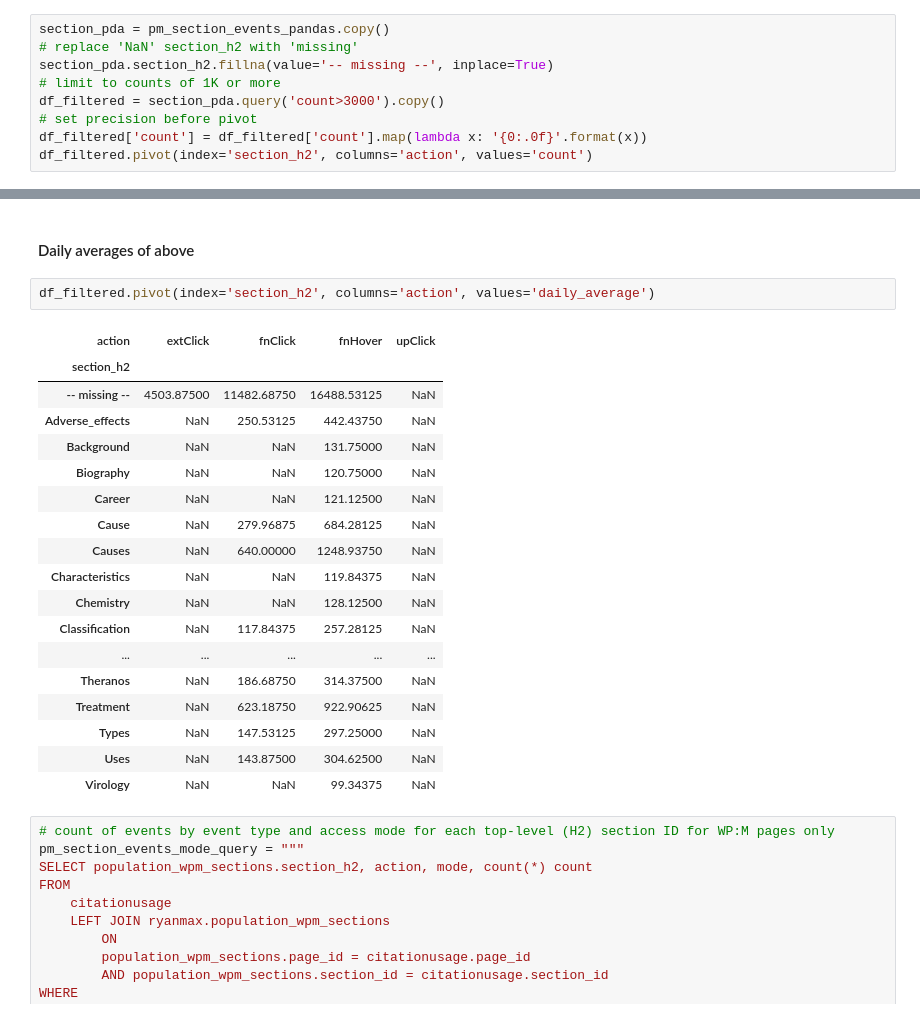
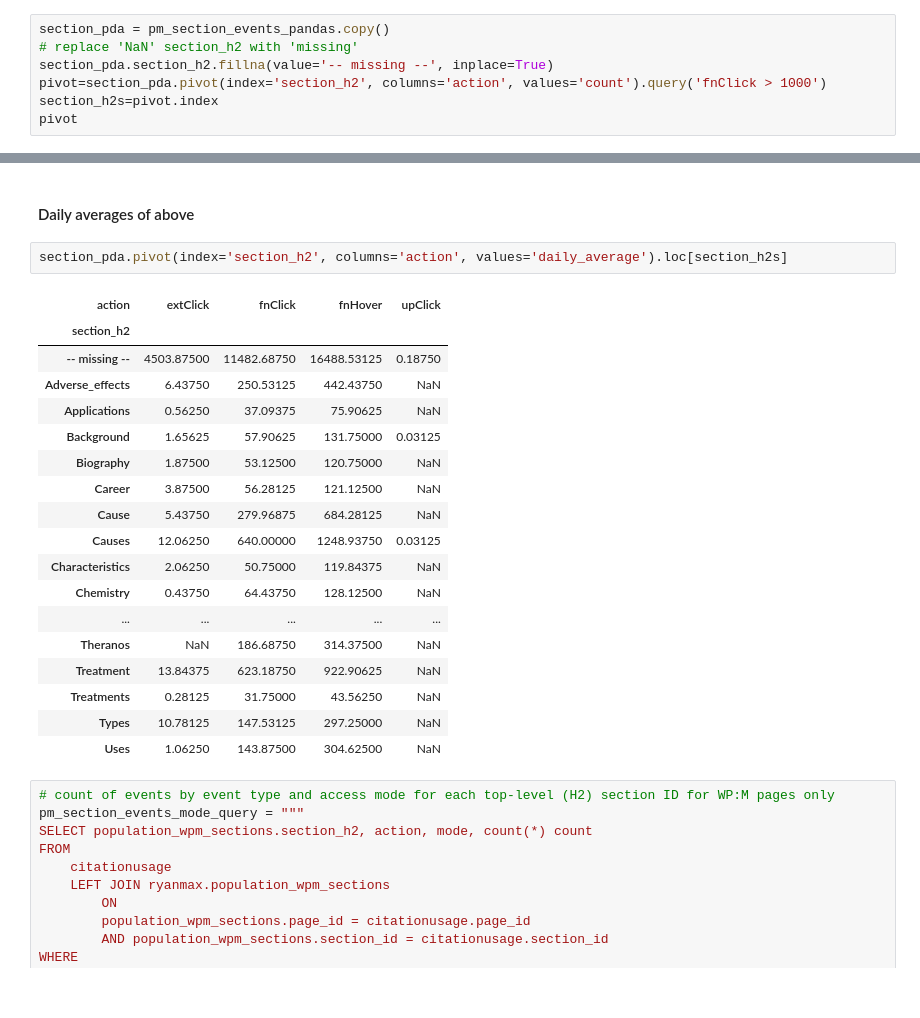
Before and after one commit to elifesciences-publications/wiki-citation-usage, a Jupyter notebook: notebooks/events-and-counts--section_ids.ipynb, the cells around one changed output, grey strips where cells are left out. Saved outputs shown, nothing was run; the diff lists cells and outputs as text.

```diff
--- a/notebooks/events-and-counts--section_ids.ipynb
+++ b/notebooks/events-and-counts--section_ids.ipynb
@@ -131,11 +130,9 @@ pm_section_events_pandas = pm_section_events.toPandas()
 section_pda = pm_section_events_pandas.copy()
 # replace 'NaN' section_h2 with 'missing'
 section_pda.section_h2.fillna(value='-- missing --', inplace=True)
-# limit to counts of 1K or more
-df_filtered = section_pda.query('count>3000').copy()
-# set precision before pivot
-df_filtered['count'] = df_filtered['count'].map(lambda x: '{0:.0f}'.format(x))
-df_filtered.pivot(index='section_h2', columns='action', values='count')
+pivot=section_pda.pivot(index='section_h2', columns='action', values='count').query('fnClick > 1000')
+section_h2s=pivot.index
+pivot
 # %% [output]
 | action | extClick | fnClick | fnHover | upClick |
 | section_h2 |  |  |  |  |
@@ -158,26 +155,26 @@ df_filtered.pivot(index='section_h2', columns='action', values='count')
 # %% [markdown]
 #### Daily averages of above
 # %%
-df_filtered.pivot(index='section_h2', columns='action', values='daily_average')
+section_pda.pivot(index='section_h2', columns='action', values='daily_average').loc[section_h2s]
 # %% [output]
 | action | extClick | fnClick | fnHover | upClick |
 | section_h2 |  |  |  |  |
-| -- missing -- | 4503.87500 | 11482.68750 | 16488.53125 | NaN |
-| Adverse_effects | NaN | 250.53125 | 442.43750 | NaN |
-| Background | NaN | NaN | 131.75000 | NaN |
-| Biography | NaN | NaN | 120.75000 | NaN |
-| Career | NaN | NaN | 121.12500 | NaN |
-| Cause | NaN | 279.96875 | 684.28125 | NaN |
-| Causes | NaN | 640.00000 | 1248.93750 | NaN |
-| Characteristics | NaN | NaN | 119.84375 | NaN |
-| Chemistry | NaN | NaN | 128.12500 | NaN |
-| Classification | NaN | 117.84375 | 257.28125 | NaN |
+| -- missing -- | 4503.87500 | 11482.68750 | 16488.53125 | 0.18750 |
+| Adverse_effects | 6.43750 | 250.53125 | 442.43750 | NaN |
+| Applications | 0.56250 | 37.09375 | 75.90625 | NaN |
+| Background | 1.65625 | 57.90625 | 131.75000 | 0.03125 |
+| Biography | 1.87500 | 53.12500 | 120.75000 | NaN |
+| Career | 3.87500 | 56.28125 | 121.12500 | NaN |
+| Cause | 5.43750 | 279.96875 | 684.28125 | NaN |
+| Causes | 12.06250 | 640.00000 | 1248.93750 | 0.03125 |
+| Characteristics | 2.06250 | 50.75000 | 119.84375 | NaN |
+| Chemistry | 0.43750 | 64.43750 | 128.12500 | NaN |
 | ... | ... | ... | ... | ... |
 | Theranos | NaN | 186.68750 | 314.37500 | NaN |
-| Treatment | NaN | 623.18750 | 922.90625 | NaN |
-| Types | NaN | 147.53125 | 297.25000 | NaN |
-| Uses | NaN | 143.87500 | 304.62500 | NaN |
-| Virology | NaN | NaN | 99.34375 | NaN |
+| Treatment | 13.84375 | 623.18750 | 922.90625 | NaN |
+| Treatments | 0.28125 | 31.75000 | 43.56250 | NaN |
+| Types | 10.78125 | 147.53125 | 297.25000 | NaN |
+| Uses | 1.06250 | 143.87500 | 304.62500 | NaN |
 # %%
 # count of events by event type and access mode for each top-level (H2) section ID for WP:M pages only
 pm_section_events_mode_query = """
```
Also changed, not shown: parts of 7 cells of this notebook.
